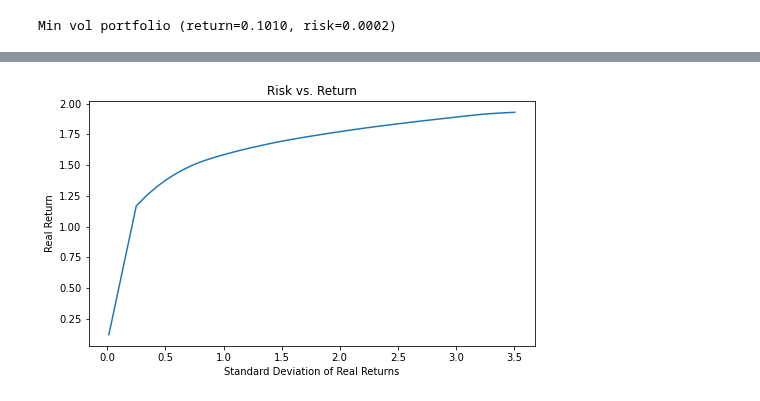
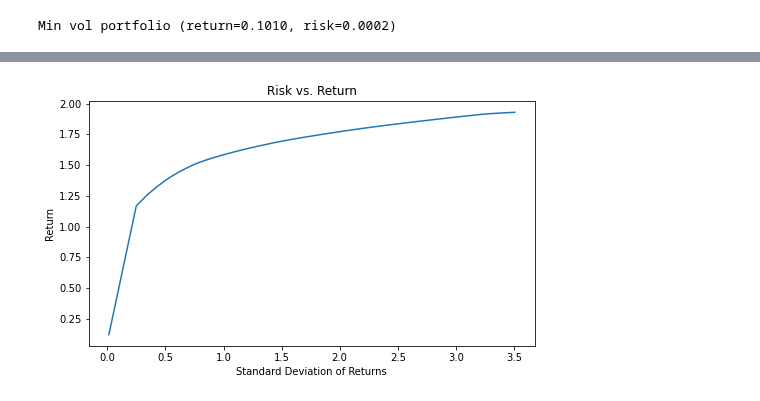
Before and after one commit to druce/portfolio_optimization, a Jupyter notebook: Portfolio optimization.ipynb, the cells around one changed output, grey strips where cells are left out. Saved outputs shown, nothing was run; the diff lists cells and outputs as text; code cells hidden in the pictures.

```diff
--- a/Portfolio optimization.ipynb
+++ b/Portfolio optimization.ipynb
@@ -1046,9 +1046,7 @@ Wall time: 8.73 s
 # %%
 ret_df = pd.DataFrame(enumerate(results_dict.keys()))
-ret_df.columns=['i', 'vol']
-ret_df['return'] = [results_dict[v][0] for v in ret_df['vol']]
-ret_df['std'] = [results_dict[v][1] for v in ret_df['vol']]
-for i, colname in enumerate(labels):
-    ret_df[colname]=[results_dict[v][2][i] for v in ret_df['vol']]
+ret_df.columns=['i', 'var']
+ret_df['return'] = [results_dict[v][0] for v in ret_df['var']]
+ret_df['std'] = [results_dict[v][1] for v in ret_df['var']]
 ret_df
 # %% [output]
@@ -1068,15 +1066,15 @@ ret_df
 # %%
 # plot frontier
 plt.figure(figsize=(8, 4.5))
 #plt.scatter(asset_vols, mu)
 
 x = ret_df['std']
 y = ret_df['return']
-plt.xlabel("Standard Deviation of Real Returns")
-plt.ylabel("Real Return")
+plt.xlabel("Standard Deviation of Returns")
+plt.ylabel("Return")
 plt.title("Risk vs. Return")
 
 # plot the data
 plt.plot(x,y);
 # %% [output]
-[figure, old version]
+[figure, new version]
```
Also changed, not shown: parts of 7 cells of this notebook, 1 other file.
